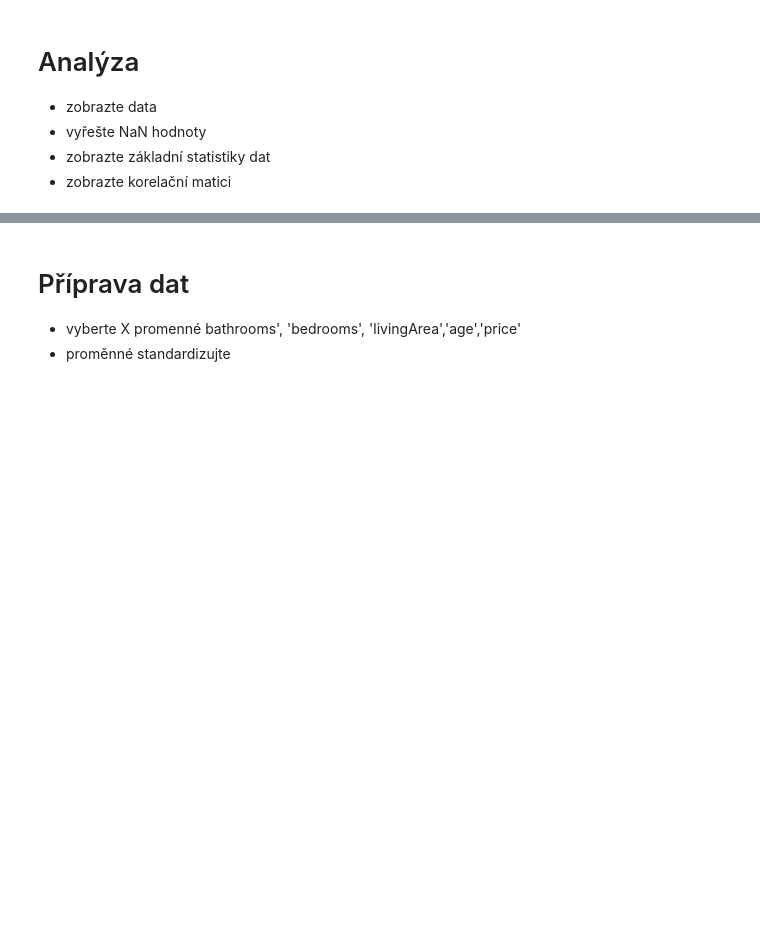
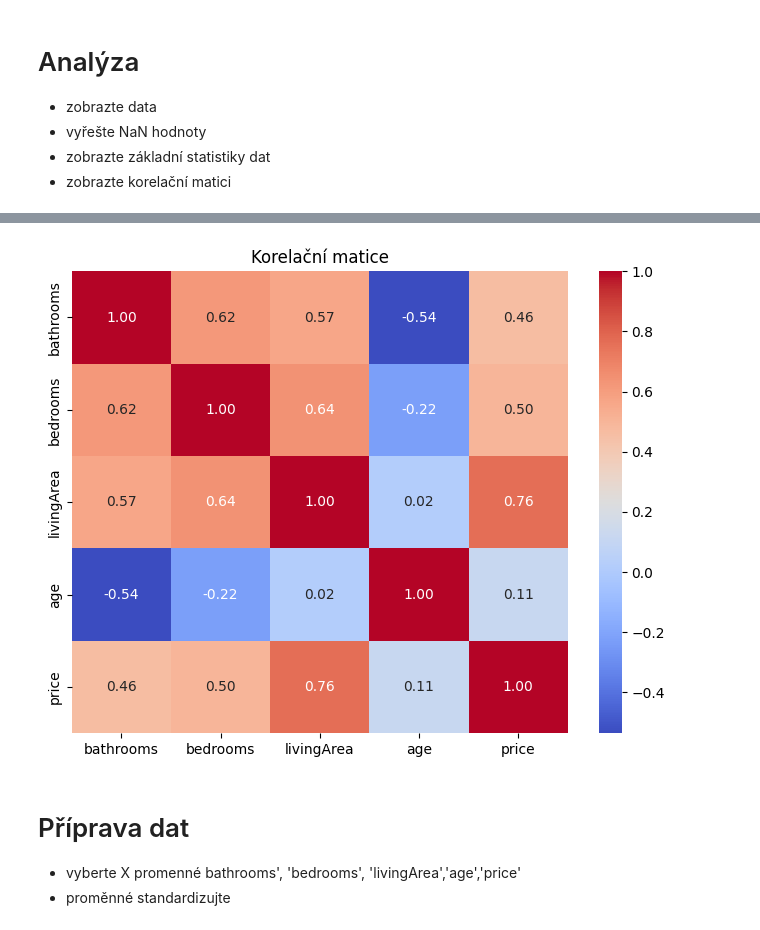
Before and after one commit to University-of-Pardubice/bmlai-cviceni-MatyasBlaha, a Jupyter notebook: 04_PCA/04_C_ukol_PCA.ipynb, the cells around one changed output, grey strips where cells are left out. Cells and saved outputs as stored; diff of their text form; code cells hidden in the pictures; blank space fills up the shorter version.

```diff
--- a/04_PCA/04_C_ukol_PCA.ipynb
+++ b/04_PCA/04_C_ukol_PCA.ipynb
@@ -46,0 +35,2 @@ data.describe()
+# %%
+df = pd.DataFrame(data)
@@ -46,0 +56,4 @@ data.describe()
+# %%
+if df.isnull().values.any():
+    print("\nChybějící hodnoty byly nahrazeny průměrem příslušného sloupce.")
+    df.fillna(df.mean(), inplace=True)
@@ -47,3 +74,12 @@ data.describe()
+# %%
+correlation_matrix = df.corr()
+# %%
+plt.figure(figsize=(8, 6))
+sns.heatmap(correlation_matrix, annot=True, cmap='coolwarm', fmt='.2f')
+plt.title('Korelační matice')
+plt.show()
+# %% [output]
+[figure, added]
 # %% [markdown]
 # Příprava dat
 - vyberte X promenné bathrooms', 'bedrooms', 'livingArea','age','price'
```
Also changed, not shown: parts of 23 cells of this notebook, 3 other files.
